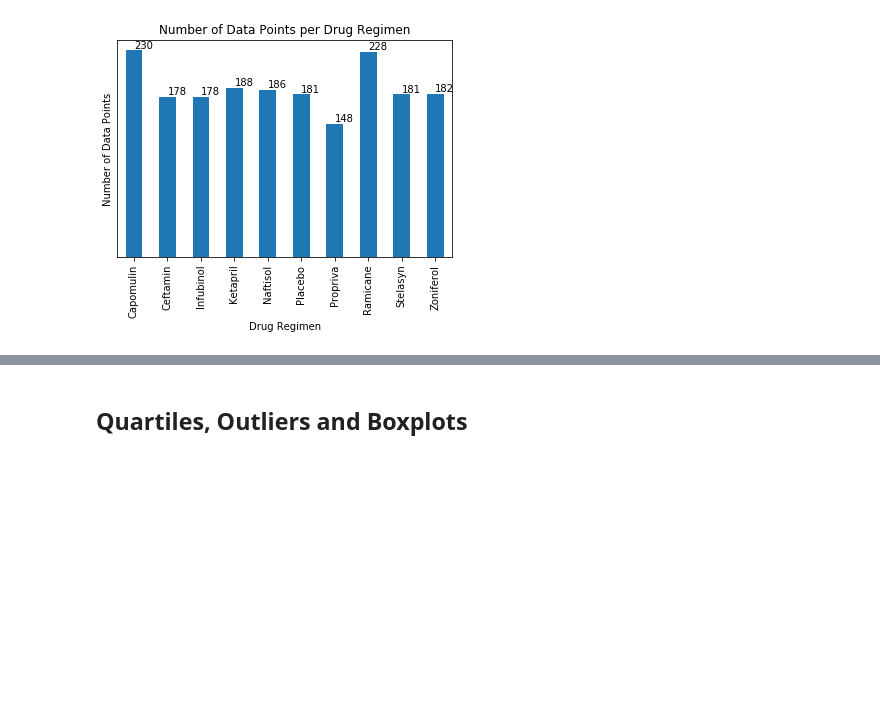
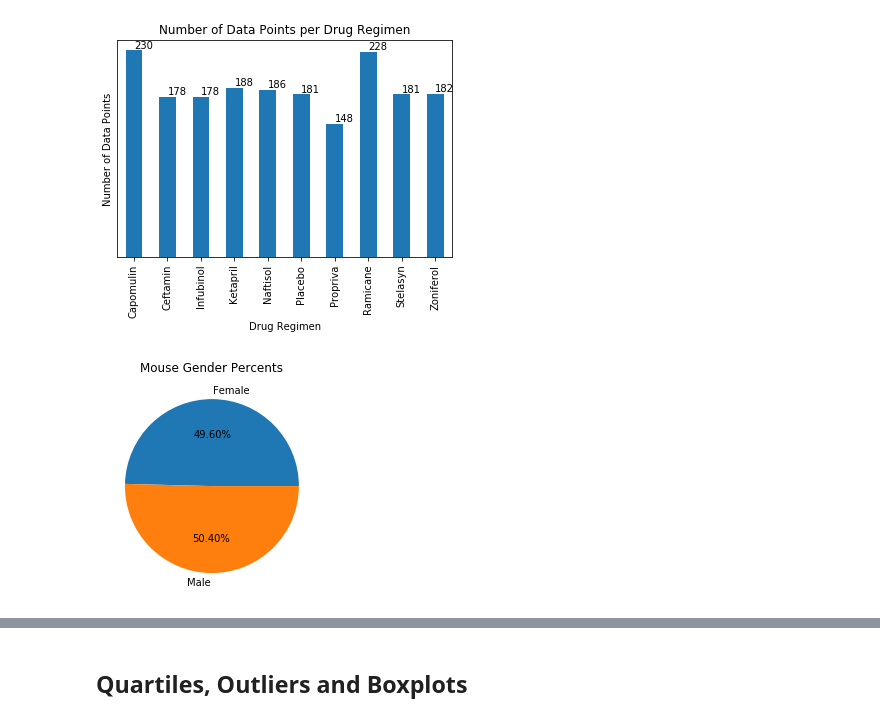
Before and after one commit to blt1339/matplotlib-challenge, a Jupyter notebook: Pymaceuticals/pymaceuticals.ipynb, the cells around one changed output, grey strips where cells are left out. Drawn from its saved outputs; the diff is of its cells as text; code cells hidden in the pictures; blank space fills up the shorter version.

```diff
--- a/Pymaceuticals/pymaceuticals.ipynb
+++ b/Pymaceuticals/pymaceuticals.ipynb
@@ -222,5 +222,10 @@ plt.show()
 [figure]
 # %%
 # Generate a pie plot showing the distribution of female versus male mice using pandas
+gender_data = cleaned_combined_mouse_df.groupby('Sex').nunique()['Mouse ID']
+gender_data.name = ''
+gender_data_pie = gender_data.plot(kind='pie',autopct='%.2f%%', title='Mouse Gender Percents',x="Heading")
+# %% [output]
+[figure, added]
 # %%
 # Generate a pie plot showing the distribution of female versus male mice using pyplot
```
Also changed, not shown: parts of 2 cells of this notebook.
